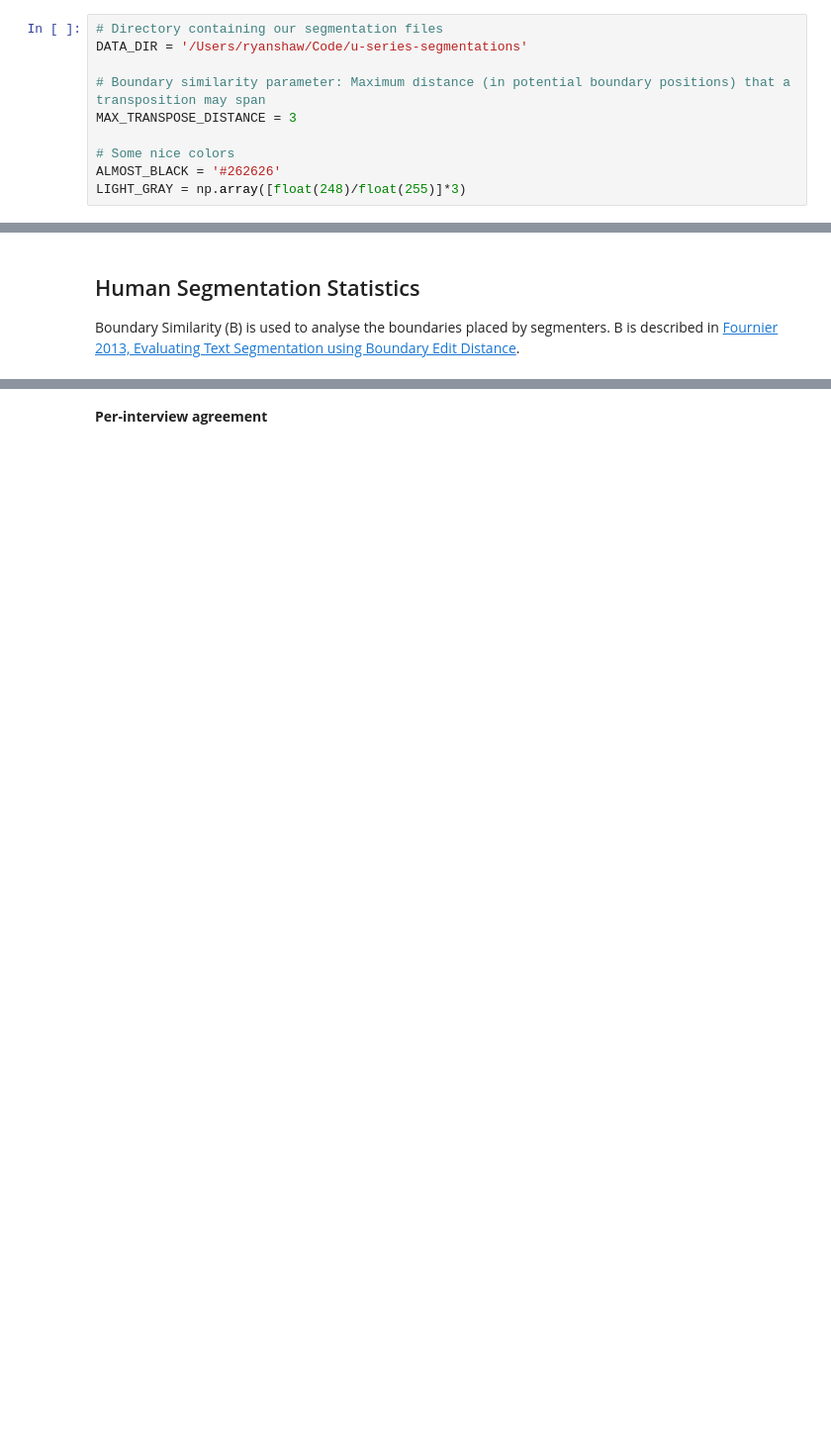
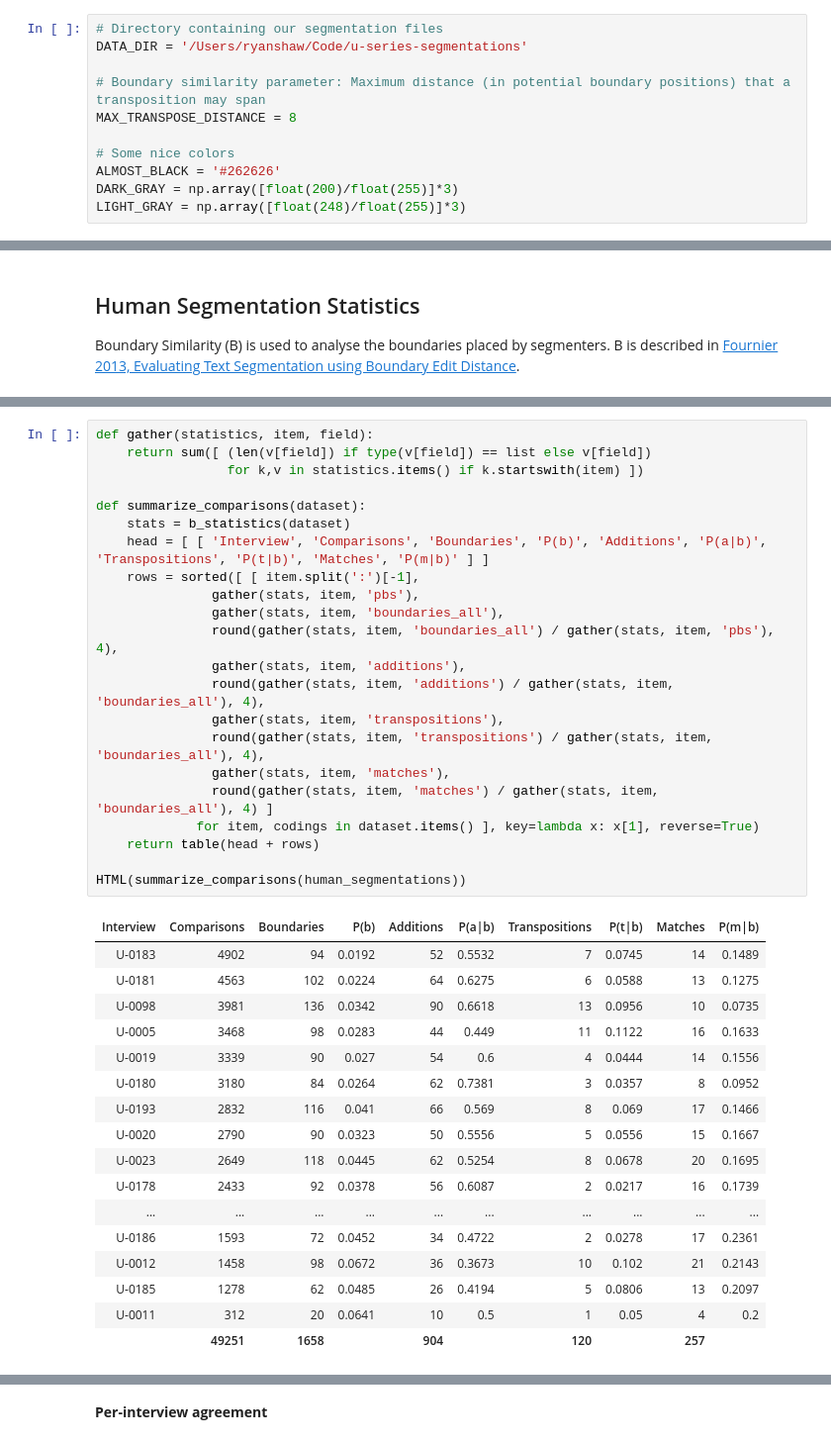
Before and after one commit to contours/segmentation-evaluation, a Jupyter notebook: segmentation-evaluation.ipynb, the cells around one changed output, grey strips where cells are left out. Shown at 99% size. Saved outputs shown, nothing was run; the diff lists cells and outputs as text; blank space fills up the shorter version.

```diff
--- a/segmentation-evaluation.ipynb
+++ b/segmentation-evaluation.ipynb
@@ -22,10 +25,11 @@ Set some constants.
 DATA_DIR = '/Users/ryanshaw/Code/u-series-segmentations'
 
 # Boundary similarity parameter: Maximum distance (in potential boundary positions) that a transposition may span
-MAX_TRANSPOSE_DISTANCE = 3
+MAX_TRANSPOSE_DISTANCE = 8
 
 # Some nice colors
 ALMOST_BLACK = '#262626'
+DARK_GRAY = np.array([float(200)/float(255)]*3)
 LIGHT_GRAY = np.array([float(248)/float(255)]*3)
 # %% [markdown]
 Define some utility functions.
@@ -291,0 +412,40 @@ Fleiss' Pi       0.2185
+# %%
+def gather(statistics, item, field):
+    return sum([ (len(v[field]) if type(v[field]) == list else v[field])
+                 for k,v in statistics.items() if k.startswith(item) ])
+
+def summarize_comparisons(dataset):
+    stats = b_statistics(dataset)
+    head = [ [ 'Interview', 'Comparisons', 'Boundaries', 'P(b)', 'Additions', 'P(a|b)', 'Transpositions', 'P(t|b)', 'Matches', 'P(m|b)' ] ]
+    rows = sorted([ [ item.split(':')[-1],
+               gather(stats, item, 'pbs'),
+               gather(stats, item, 'boundaries_all'),
+               round(gather(stats, item, 'boundaries_all') / gather(stats, item, 'pbs'), 4),
+               gather(stats, item, 'additions'),
+               round(gather(stats, item, 'additions') / gather(stats, item, 'boundaries_all'), 4),
+               gather(stats, item, 'transpositions'),
+               round(gather(stats, item, 'transpositions') / gather(stats, item, 'boundaries_all'), 4),
+               gather(stats, item, 'matches'),
+               round(gather(stats, item, 'matches') / gather(stats, item, 'boundaries_all'), 4) ]
+             for item, codings in dataset.items() ], key=lambda x: x[1], reverse=True)
+    return table(head + rows)
+
+HTML(summarize_comparisons(human_segmentations))
+# %% [output]
+| Interview | Comparisons | Boundaries | P(b) | Additions | P(a|b) | Transpositions | P(t|b) | Matches | P(m|b) |
+| U-0183 | 4902 | 94 | 0.0192 | 52 | 0.5532 | 7 | 0.0745 | 14 | 0.1489 |
+| U-0181 | 4563 | 102 | 0.0224 | 64 | 0.6275 | 6 | 0.0588 | 13 | 0.1275 |
+| U-0098 | 3981 | 136 | 0.0342 | 90 | 0.6618 | 13 | 0.0956 | 10 | 0.0735 |
+| U-0005 | 3468 | 98 | 0.0283 | 44 | 0.449 | 11 | 0.1122 | 16 | 0.1633 |
+| U-0019 | 3339 | 90 | 0.027 | 54 | 0.6 | 4 | 0.0444 | 14 | 0.1556 |
+| U-0180 | 3180 | 84 | 0.0264 | 62 | 0.7381 | 3 | 0.0357 | 8 | 0.0952 |
+| U-0193 | 2832 | 116 | 0.041 | 66 | 0.569 | 8 | 0.069 | 17 | 0.1466 |
+| U-0020 | 2790 | 90 | 0.0323 | 50 | 0.5556 | 5 | 0.0556 | 15 | 0.1667 |
+| U-0023 | 2649 | 118 | 0.0445 | 62 | 0.5254 | 8 | 0.0678 | 20 | 0.1695 |
+| U-0178 | 2433 | 92 | 0.0378 | 56 | 0.6087 | 2 | 0.0217 | 16 | 0.1739 |
+| ... | ... | ... | ... | ... | ... | ... | ... | ... | ... |
+| U-0186 | 1593 | 72 | 0.0452 | 34 | 0.4722 | 2 | 0.0278 | 17 | 0.2361 |
+| U-0012 | 1458 | 98 | 0.0672 | 36 | 0.3673 | 10 | 0.102 | 21 | 0.2143 |
+| U-0185 | 1278 | 62 | 0.0485 | 26 | 0.4194 | 5 | 0.0806 | 13 | 0.2097 |
+| U-0011 | 312 | 20 | 0.0641 | 10 | 0.5 | 1 | 0.05 | 4 | 0.2 |
+|  | 49251 | 1658 |  | 904 |  | 120 |  | 257 |  |
```
Also changed, not shown: parts of 25 cells of this notebook.
